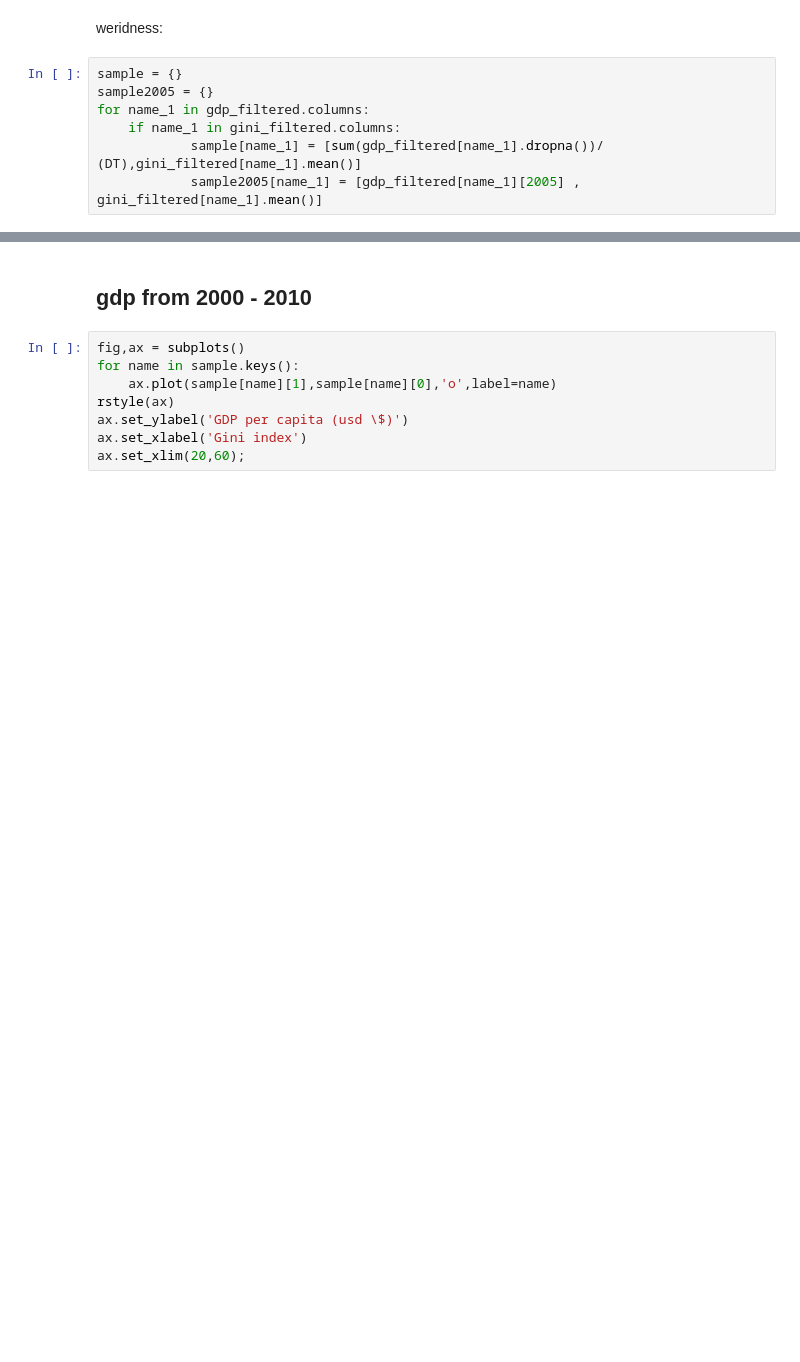
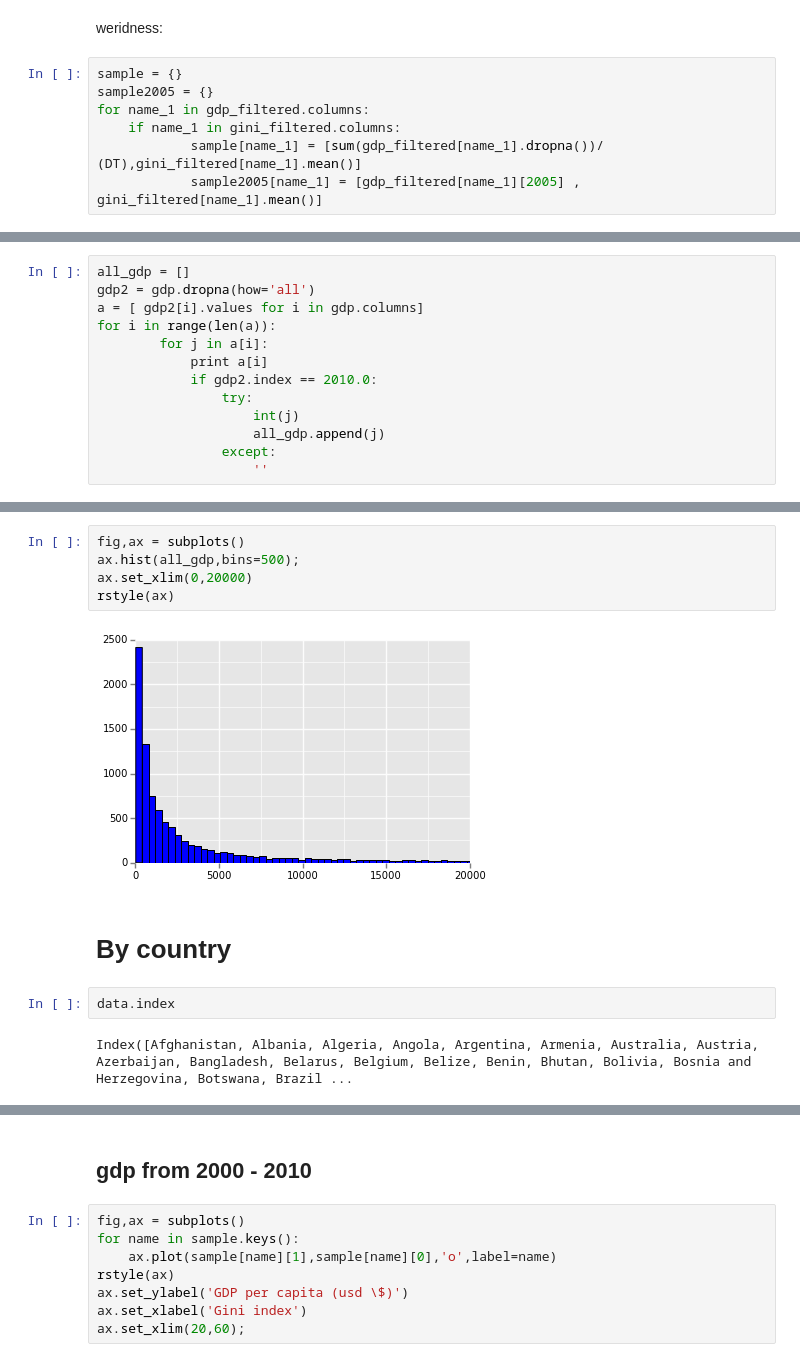
Before and after one commit to giulioungaretti/stats2013, a Jupyter notebook: Project2/data-giulio.ipynb, the cells around one changed output, grey strips where cells are left out. Saved outputs shown, nothing was run; the diff lists cells and outputs as text; blank space fills up the shorter version.

Commit message:
final data munching notebook;

```diff
--- a/Project2/data-giulio.ipynb
+++ b/Project2/data-giulio.ipynb
@@ -217,0 +225,13 @@ for name_1 in gdp_filtered.columns:
+# %%
+all_gdp = []
+gdp2 = gdp.dropna(how='all')
+a = [ gdp2[i].values for i in gdp.columns]
+for i in range(len(a)):
+        for j in a[i]:
+            print a[i]
+            if gdp2.index == 2010.0:
+                try:
+                    int(j)
+                    all_gdp.append(j)
+                except:
+                    ''
@@ -217,0 +251,13 @@ for name_1 in gdp_filtered.columns:
+# %%
+fig,ax = subplots()
+ax.hist(all_gdp,bins=500);
+ax.set_xlim(0,20000)
+rstyle(ax)
+# %% [output]
+[figure, added]
+# %% [markdown]
+# By country
+# %%
+data.index
+# %% [output]
+Index([Afghanistan, Albania, Algeria, Angola, Argentina, Armenia, Australia, Austria, Azerbaijan, Bangladesh, Belarus, Belgium, Belize, Benin, Bhutan, Bolivia, Bosnia and Herzegovina, Botswana, Brazil ...
```
Also changed, not shown: parts of 15 cells of this notebook, 1 other file.
